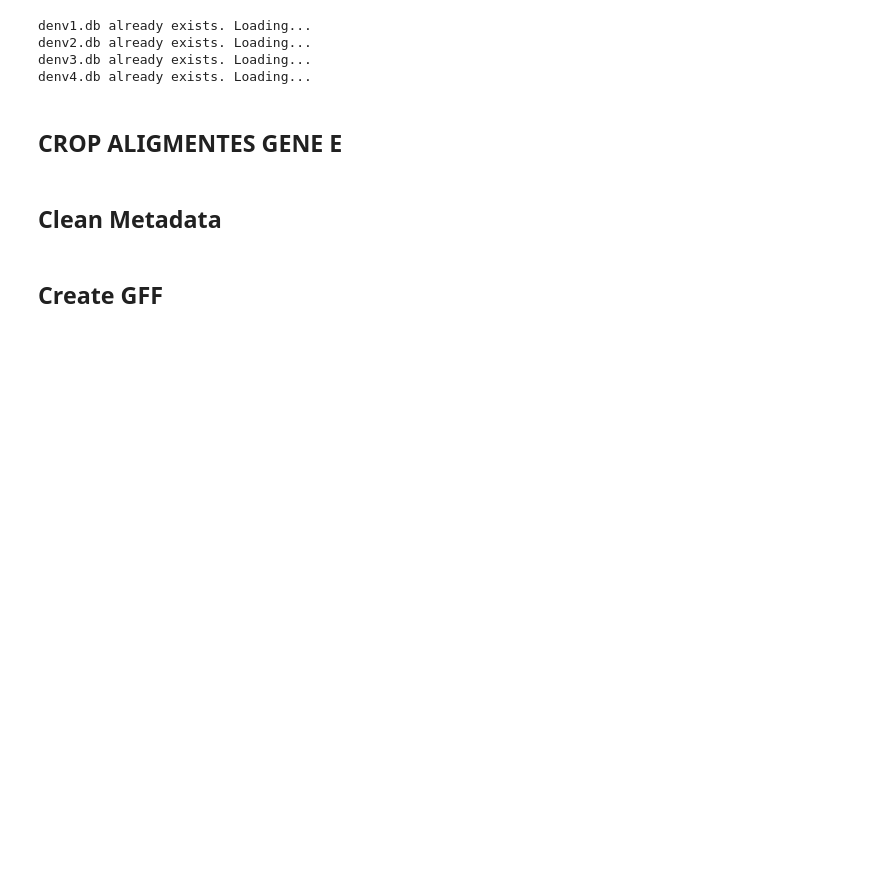
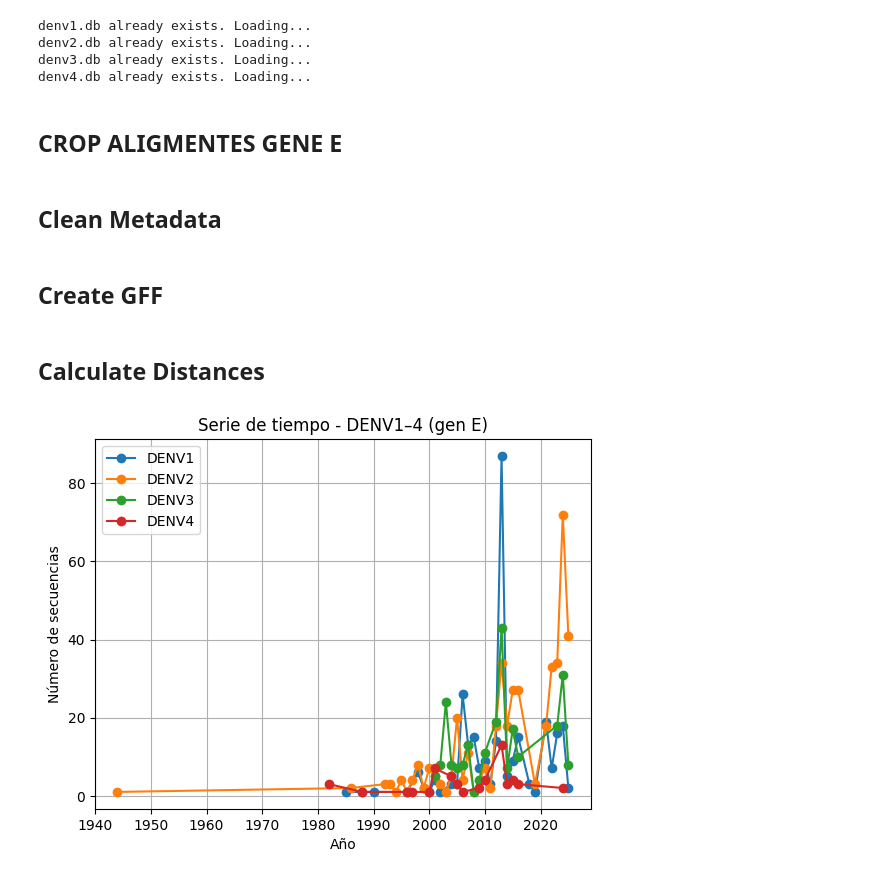
Before and after one commit to dirreno/denv-cross-inmunity, a Jupyter notebook: notebooks/distances.ipynb, the cells around one changed output. Saved outputs shown, nothing was run; the diff lists cells and outputs as text; code cells hidden in the pictures; blank space fills up the shorter version.

```diff
--- a/notebooks/distances.ipynb
+++ b/notebooks/distances.ipynb
@@ -196,3 +194,44 @@ for i in range(4):
         gff.write(
             f"{seqid}\t.\tgene\t1\t{gene_length}\t.\t+\t.\tID=E;Name=E;gene=E\n"
         )
+# %% [markdown]
+## Calculate Distances
+# %%
+import matplotlib.pyplot as plt
+import pandas as pd
+import numpy as np
+from Bio import SeqIO
+
+plt.figure()
+
+for s in range(4):
+    records = list(SeqIO.parse(f"../resources/test/E_DENV{s+1}_aa_E.fasta", "fasta"))
+
+    ids = [r.id for r in records]
+    seqs = [str(r.seq) for r in records]
+
+    df = pd.read_csv(f"../resources/test/E_DENV{s+1}_meta.tsv", sep="\t")
+
+    df["date"] = pd.to_datetime(df["date"], format="mixed", errors="coerce")
+    df = df.dropna(subset=["date"])
+    df["year"] = df["date"].dt.year
+
+    counts = df.groupby("year").size()
+
+    plt.plot(
+        counts.index,
+        counts.values,
+        marker='o',
+        label=f"DENV{s+1}"
+    )
+
+plt.xlabel("Año")
+plt.ylabel("Número de secuencias")
+plt.title("Serie de tiempo - DENV1–4 (gen E)")
+
+plt.legend()
+plt.grid()
+
+plt.show()
+# %% [output]
+[figure, added]
```
Also changed, not shown: parts of 2 cells of this notebook.
